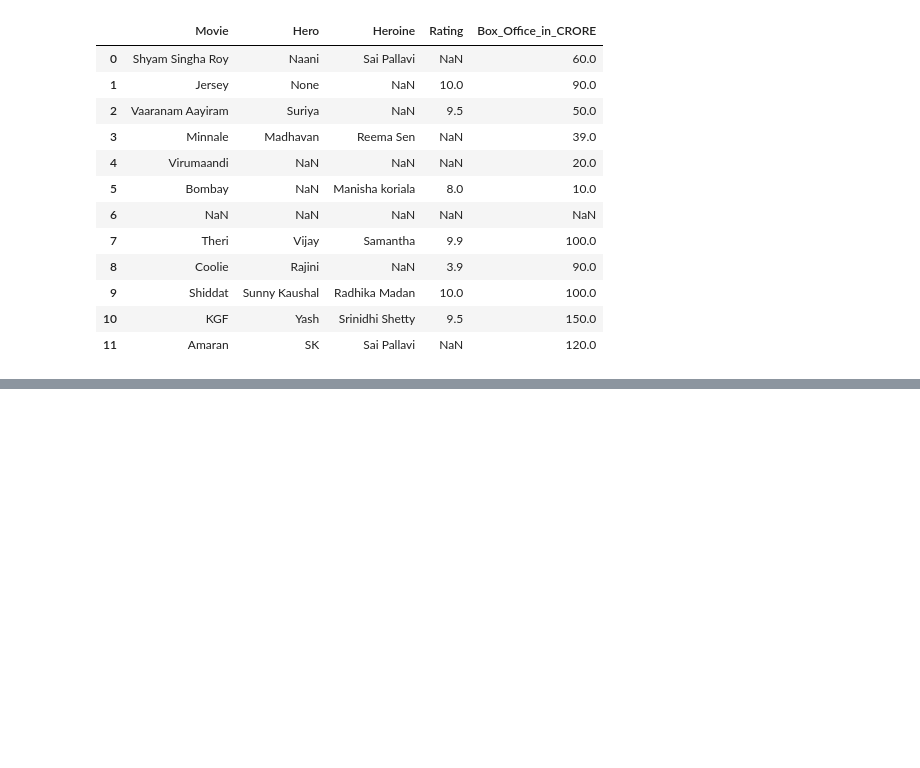
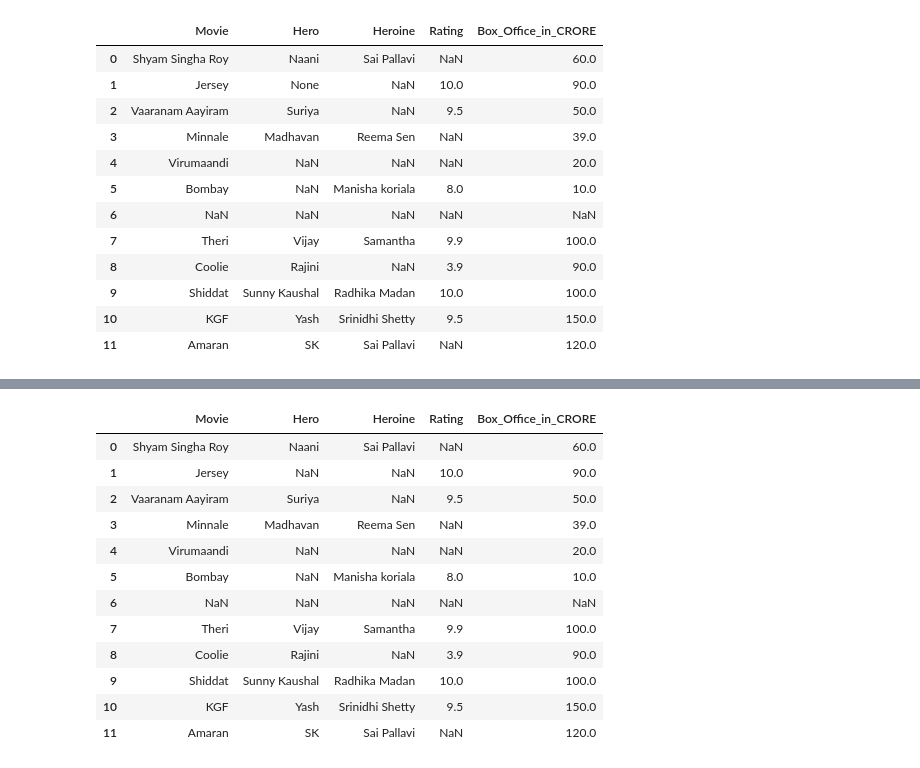
Before and after one commit to jabsolo73/Data-Processing-teachings, a Jupyter notebook: Mini_Project.ipynb, the cells around one changed output, grey strips where cells are left out. Saved outputs shown, nothing was run; the diff lists cells and outputs as text; code cells hidden in the pictures; blank space fills up the shorter version.

```diff
--- a/Mini_Project.ipynb
+++ b/Mini_Project.ipynb
@@ -161,0 +272,12 @@ dtype: int64
+# %%
+data=dt = {
+    'Movie': ['Shyam Singha Roy','Jersey','Vaaranam Aayiram','Minnale','Virumaandi','Bombay','Missing'
+              ,'Theri','Coolie','Shiddat','KGF','Amaran'],
+    'Hero': ['Naani',None,'Suriya','Madhavan','Missing','NA',np.nan,'Vijay','Rajini'
+             ,'Sunny Kaushal','Yash','SK'],
+    'Heroine':['Sai Pallavi','NA',np.nan,'Reema Sen','Missing','Manisha koriala','NA','Samantha','NA',
+              'Radhika Madan','Srinidhi Shetty','Sai Pallavi'],
+    'Rating':['NA',10,9.5,np.nan,'Missing',8,None,9.9,3.9,10,9.5,np.nan]
+    ,'Box_Office_in_CRORE':[60,90,50,39,20,10,'Missing',100,90,100,150,120]
+}
+df=pd.DataFrame(data)
@@ -161,0 +365,16 @@ dtype: int64
+# %%
+df.replace([None,'NA',"Missing"],np.nan)
+# %% [output]
+|  | Movie | Hero | Heroine | Rating | Box_Office_in_CRORE |
+| 0 | Shyam Singha Roy | Naani | Sai Pallavi | NaN | 60.0 |
+| 1 | Jersey | NaN | NaN | 10.0 | 90.0 |
+| 2 | Vaaranam Aayiram | Suriya | NaN | 9.5 | 50.0 |
+| 3 | Minnale | Madhavan | Reema Sen | NaN | 39.0 |
+| 4 | Virumaandi | NaN | NaN | NaN | 20.0 |
+| 5 | Bombay | NaN | Manisha koriala | 8.0 | 10.0 |
+| 6 | NaN | NaN | NaN | NaN | NaN |
+| 7 | Theri | Vijay | Samantha | 9.9 | 100.0 |
+| 8 | Coolie | Rajini | NaN | 3.9 | 90.0 |
+| 9 | Shiddat | Sunny Kaushal | Radhika Madan | 10.0 | 100.0 |
+| 10 | KGF | Yash | Srinidhi Shetty | 9.5 | 150.0 |
+| 11 | Amaran | SK | Sai Pallavi | NaN | 120.0 |
```
Also changed, not shown: parts of 32 cells of this notebook, 1 other file.
